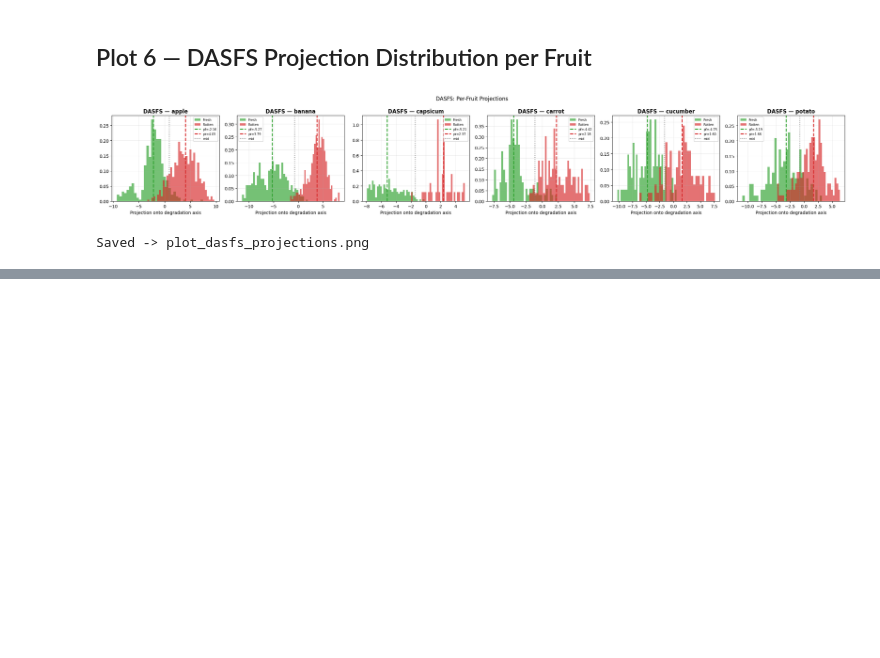
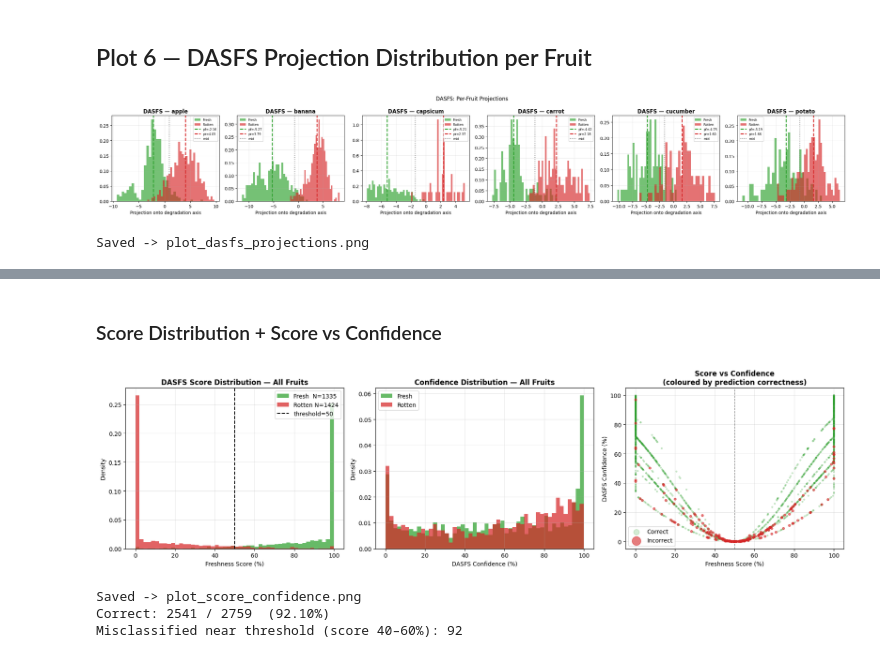
Before and after one commit to Krittik-Panda/Vegetables-freshness-ditection, a Jupyter notebook: 02_evaluate_2nd_version.ipynb, the cells around one changed output, grey strips where cells are left out. Cells and saved outputs as stored; diff of their text form; code cells hidden in the pictures; blank space fills up the shorter version.

```diff
--- a/02_evaluate_2nd_version.ipynb
+++ b/02_evaluate_2nd_version.ipynb
@@ -317,0 +411,59 @@ Saved -> plot_dasfs_projections.png
+# %% [markdown]
+### Score Distribution + Score vs Confidence
+# %%
+# ── Plot 9 — Score Distribution + Score vs Confidence ────────────────────────
+if len(scores_list) == 0:
+    print("scores_list is empty — run the Plot 4 cell first.")
+else:
+    arr         = np.array(scores_list)           # (N,3): score, conf, label
+    fresh_mask  = arr[:, 2] == 0
+    rotten_mask = arr[:, 2] == 1
+    fs = arr[fresh_mask,  0] * 100;  rs = arr[rotten_mask, 0] * 100
+    fc = arr[fresh_mask,  1] * 100;  rc = arr[rotten_mask, 1] * 100
+    preds   = (arr[:, 0] > 0.5).astype(int)
+    true_f  = (arr[:, 2] == 0).astype(int)
+    correct = (preds == true_f)
+
+    fig, axes = plt.subplots(1, 3, figsize=(18, 5))
+
+    # Score histogram
+    axes[0].hist(fs, bins=50, alpha=0.72, color="#2ca02c",
+                 label=f"Fresh  N={len(fs)}", density=True)
+    axes[0].hist(rs, bins=50, alpha=0.72, color="#d62728",
+                 label=f"Rotten N={len(rs)}", density=True)
+    axes[0].axvline(50, color="black", ls="--", lw=1.5, label="threshold=50")
+    axes[0].set_xlabel("Freshness Score (%)"); axes[0].set_ylabel("Density")
+    axes[0].set_title("DASFS Score Distribution — All Fruits", fontweight="bold")
+    axes[0].legend(); axes[0].grid(alpha=0.3)
+
+    # Confidence histogram
+    axes[1].hist(fc, bins=50, alpha=0.72, color="#2ca02c", label="Fresh",  density=True)
+    axes[1].hist(rc, bins=50, alpha=0.72, color="#d62728", label="Rotten", density=True)
+    axes[1].set_xlabel("DASFS Confidence (%)"); axes[1].set_ylabel("Density")
+    axes[1].set_title("Confidence Distribution — All Fruits", fontweight="bold")
+    axes[1].legend(); axes[1].grid(alpha=0.3)
+
+    # Score vs Confidence coloured by correctness
+    axes[2].scatter(arr[correct,  0]*100, arr[correct,  1]*100,
+                    alpha=0.2, s=6,  color="#2ca02c", label="Correct")
+    axes[2].scatter(arr[~correct, 0]*100, arr[~correct, 1]*100,
+                    alpha=0.6, s=14, color="#d62728", label="Incorrect", zorder=3)
+    axes[2].axvline(50, color="black", ls="--", lw=1, alpha=0.5)
+    axes[2].set_xlabel("Freshness Score (%)")
+    axes[2].set_ylabel("DASFS Confidence (%)")
+    axes[2].set_title("Score vs Confidence\n(coloured by prediction correctness)",
+                      fontweight="bold")
+    axes[2].legend(markerscale=4); axes[2].grid(alpha=0.3)
+
+    plt.tight_layout()
+    plt.savefig(f"{a}/plot_score_confidence.png", dpi=150, bbox_inches="tight")
+    plt.show()
+    print(f"Saved -> plot_score_confidence.png")
+    print(f"Correct: {correct.sum()} / {len(correct)}  ({correct.mean()*100:.2f}%)")
+    print(f"Misclassified near threshold (score 40–60%): "
+          f"{((arr[:,0]*100 > 40) & (arr[:,0]*100 < 60) & ~correct).sum()}")
+# %% [output]
+[figure, added]
+Saved -> plot_score_confidence.png
+Correct: 2541 / 2759  (92.10%)
+Misclassified near threshold (score 40–60%): 92
```
Also changed, not shown: parts of 8 cells of this notebook, 1 other file.
